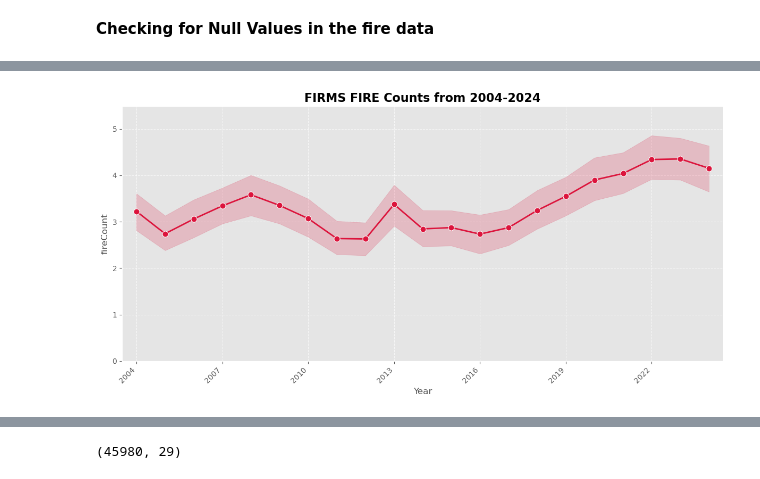
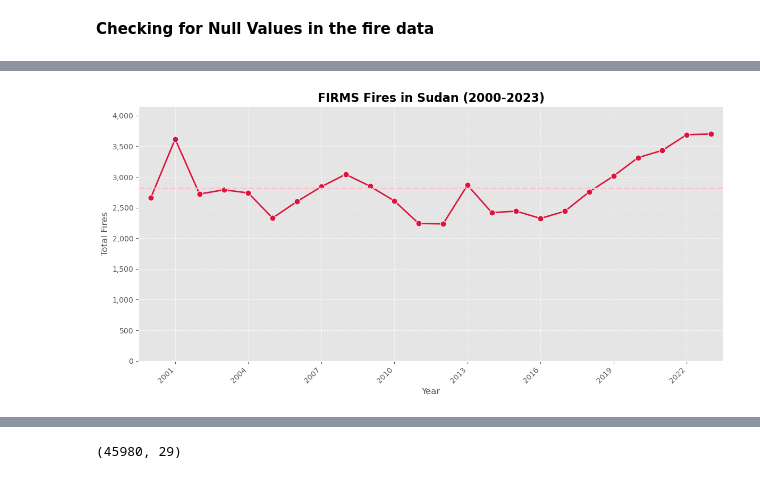
Before and after one commit to sameera006/Final_Dissertation, a Jupyter notebook: ACLED_Sudan.ipynb, the cells around one changed output, grey strips where cells are left out. Cells and saved outputs as stored; diff of their text form; code cells hidden in the pictures.

```diff
--- a/ACLED_Sudan.ipynb
+++ b/ACLED_Sudan.ipynb
@@ -297 +283,5 @@ firms_data3.shape
+# %%
+firms_2000_2023 = pd.concat([firms_data00, firms_data01, firms_data1, firms_data2, firms_data3,
+                             firms_data4, firms_data5, firms_data6, firms_data7, firms_data8, firms_data9,
+                             firms_data101])
 # %%
@@ -366,0 +350,3 @@ final_merge_fire_data_2004_2024['year'] = final_merge_fire_data_2004_2024['year'
+# %%
+# Changing the Year column to int
+firms_2000_2023['year'] = firms_2000_2023['year'].astype(int)
@@ -366,0 +393,2 @@ final_merge_fire_data_2004_2024['year'] = final_merge_fire_data_2004_2024['year'
+# %%
+firms_2000_2023= firms_2000_2023.drop(columns=['system:index'])
@@ -433,0 +429,2 @@ dtype: int64
+# %%
+yearly_fireCount_sum = firms_2000_2023[['year', 'fireCount']].groupby('year').sum()
@@ -434,36 +452,42 @@ dtype: int64
 # %%
+average_fireCount = yearly_fireCount_sum['fireCount'].mean()
+
 plt.figure(figsize=(12, 6))
 
 # Create the line plot with a red-orange color
-sns.lineplot(data=final_merge_fire_data_2004_2024, x='year', y='fireCount', marker='o', color='#DC143C', linewidth=2, markersize=8)
+#sns.lineplot(data=firms_2000_2023, x='year', y='fireCount', marker='o', color='#DC143C', linewidth=2, markersize=8)
+sns.lineplot(data=yearly_fireCount_sum, x='year', y='fireCount', marker='o', color='#DC143C', linewidth=2, markersize=8)
+
+# Add a horizontal line representing the average fire count
+plt.axhline(y=average_fireCount, color='pink', linestyle='--', linewidth=2, label=f'Average Fire Count: {average_fireCount:.2f}')
 
 # Customize the plot
-plt.title('FIRMS FIRE Counts from 2004-2024', fontsize=16, fontweight='bold')
+plt.title('FIRMS Fires in Sudan (2000-2023)', fontsize=16, fontweight='bold')
 plt.xlabel('Year', fontsize=12)
-plt.ylabel('fireCount', fontsize=12)
+plt.ylabel('Total Fires', fontsize=12)
 plt.grid(True, linestyle='--', alpha=0.7)
 
 # Customize x-axis
-years = final_merge_fire_data_2004_2024['year'].unique()
+years = firms_2000_2023['year'].unique()
 plt.xticks(years, rotation=45, ha='right')
 plt.gca().xaxis.set_major_locator(plt.MaxNLocator(integer=True))
 
 # Add space to x-axis
 plt.xlim(min(years) - 0.5, max(years) + 0.5)
 
 # Improve y-axis
 plt.ylim(0, plt.ylim()[1] * 1.1)  # Add 10% space above the highest point
 
 # Add thousands separator to y-axis labels
 plt.gca().yaxis.set_major_formatter(plt.FuncFormatter(lambda x, p: format(int(x), ',')))
 
 # Adjust layout
 plt.tight_layout()
 
 # Save the plot
-plt.savefig('FIRMS_Fire_Count_2004_2024.png', dpi=300, bbox_inches='tight')
+plt.savefig('FIRMS_Fire_Count_2000_2023_new.png', dpi=300, bbox_inches='tight')
 
 # Show the plot
 plt.show()
 # %% [output]
-[figure, old version]
+[figure, new version]
```
Also changed, not shown: parts of 146 cells of this notebook, 19 other files.
